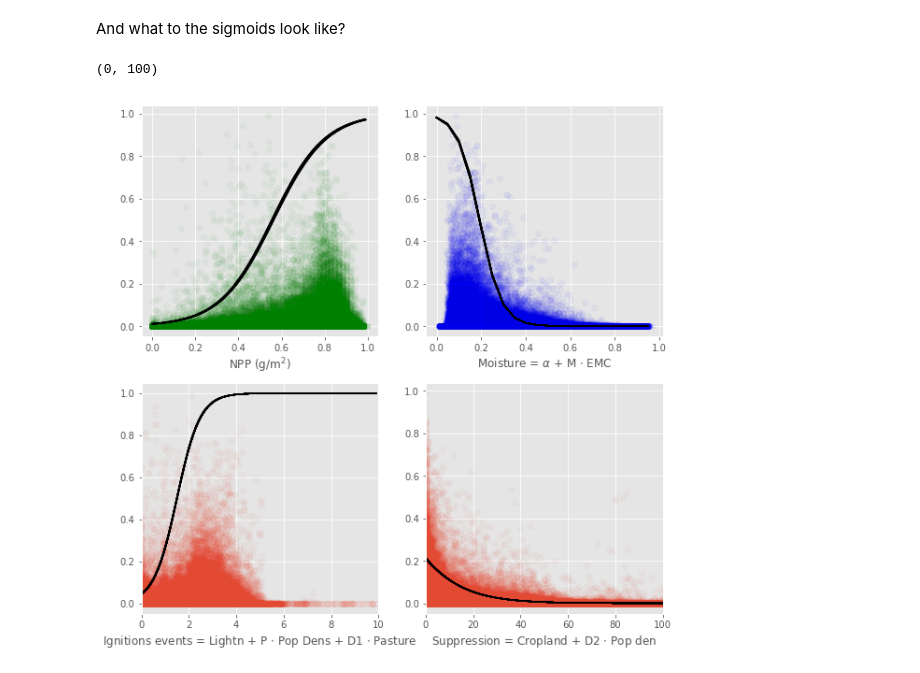
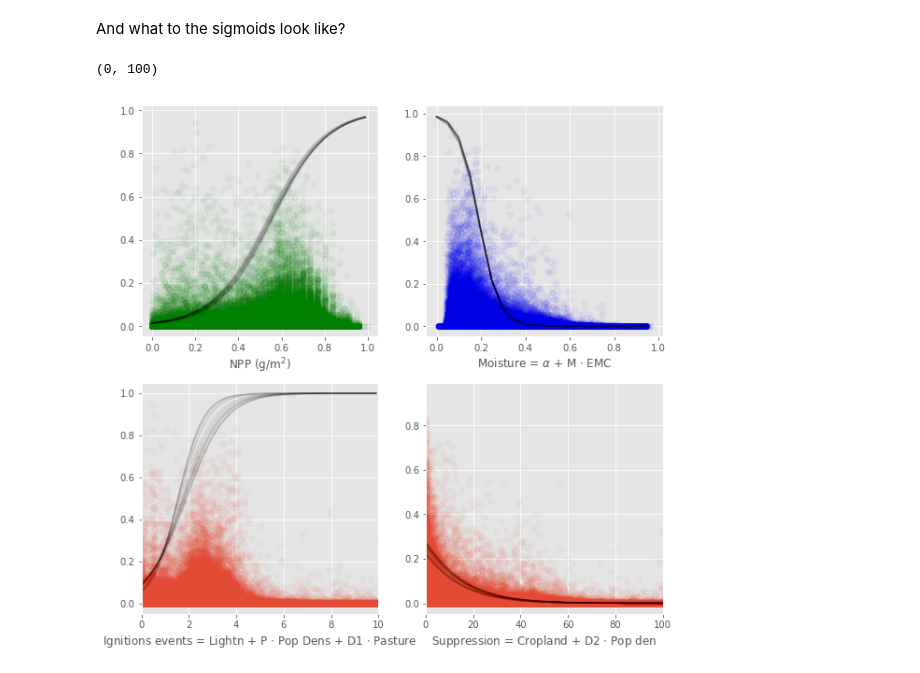
Before and after one commit to rhyswhitley/fire_limitation, a Jupyter notebook: notebooks/bayesian_inference.ipynb, the cells around one changed output. Cells and saved outputs as stored; diff of their text form; code cells hidden in the pictures.

Commit message:
alphaMax in fuel term

```diff
--- a/notebooks/bayesian_inference.ipynb
+++ b/notebooks/bayesian_inference.ipynb
@@ -128,11 +128,13 @@ def npLog0 (x):
 Could possibly contain this in a class object, but I'm not sure theano can instantiate the object to be used by the GPU. If I've made absolutely no sense just then, then I would leave the following as is.
 # %%
 from pdb import set_trace as browser
-def fuel_load(fuel, pw):
+def fuel_load(fuel, alphaMax, fp, fpg):
     """
     Definition to describe fuel load: while return the input; capability to be modified later.
     """
-    return fuel**pw
+    #falpha = (1/fp) + (alphaMax/fpg)
+    #return fuel**(1/falpha)
+    return (fuel**fp + fpg * alphaMax) / (1 + fpg)
 
 def moisture(alpha, emc, tree, cM, cMT):
     """
@@ -199,6 +201,7 @@ fd          = load_with_buffer(DATAPATH, line_select)
 # %%
 fd['fuel'] = npLog0(fd['NPP'].values)
 fd['vegCover'] = (100.0 - fd['bareground'])/100.0
+fd['alphaMax'] = fd['alpha_'] - 1.0
 # %% [markdown]
 Do a sanity check to make sure our data has imported correctly.
 # %%
@@ -257,7 +260,8 @@ with pm3.Model() as fire_error:
 # first for the sigmoids
     fuel_x0        = pm3.Uniform('fuel_x0'       ,    -1.0,  2.0)
     fuel_k         = pm3.Uniform('fuel_k'        ,     0.0, 1000.0)
-    fuel_pw        = pm3.Uniform('fuel_pw'       ,     1.0, 1000.0)
+    fuel_pw        = pm3.Uniform('fuel_pw'       ,     1.0, 20.0)
+    fuel_pg        = pm3.Uniform('fuel_pg'       ,     0.0, 20.0)
 
     moisture_x0    = pm3.Uniform('moisture_x0'   ,    -1.0,  2.0)
     moisture_k     = pm3.Uniform('moisture_k'    ,     0.0, 1000.0)
@@ -422,7 +426,7 @@ def meanParam(x, x0, k, kmult = 1.0):
 
     return returnSigmoid(x, k, x0)
 
-def randomParam(x, x0, k, kmult = 1.0, size = 600):
+def randomParam(x, x0, k, kmult = 1.0, size = 100):
     ps = np.random.choice(vals.shape[0], size = size, replace = False)
     return [returnSigmoid(x, vals[k][i] * kmult, vals[x0][i]) for i in ps]
 # %%
@@ -433,8 +437,10 @@ plt.figure(figsize=(10, 10))
 ####################
 plt.subplot(2, 2, 1)
 ## scatter plot
-fp = 2#np.mean(vals['fuel_pw'])
-f_fuel = (fd["vegCover"].values)**fp
+fp = np.mean(vals['fuel_pw'])
+fg = np.mean(vals['fuel_pg'])
+
+f_fuel = fuel_load(fd["vegCover"].values, fd["alphaMax"].values, fp, fg)
 
 pltVsFire(f_fuel, "NPP (g/m$^2$)", 'go')
 
@@ -490,31 +496,31 @@ r_Ignite = randomParam(Ignite, 'igntions_x0', 'igntions_k')
 #Ignite = np.exp(Ignite)
 for r in r_Ignite: plt.plot(Ignite, r, 'k', alpha=.01)
 
 #plt.plot(Ignite, yay, 'red')
 
 
 ## cfg plot
 #plt.xscale('log')
 plt.xlim(0, igniteMax)
 
 ####################
 ## Suppression    ##
 ####################
 plt.subplot(2, 2, 4)
 #scatter plot
 cD2 = np.mean(vals['cD2'])
 f_suppression = supression(fd["cropland"].values, \
                            fd["population_density"].values, \
                            cD2)
 
 pltVsFire(f_suppression, "Suppression = Cropland + D2 $\cdot$ Pop den")
 
 # Line of best fit
 Suppress = np.arange(0, 100, 0.01)
 r_suppression = randomParam(Suppress, 'suppression_x0', 'suppression_k', -1.0)
 for r in r_suppression: plt.plot(Suppress, r, 'k', alpha=.01)
 
 plt.xlim(0, 100)
 # %% [output]
 (0, 100)
-[figure, old version]
+[figure, new version]
```
Also changed, not shown: parts of 6 cells of this notebook.
